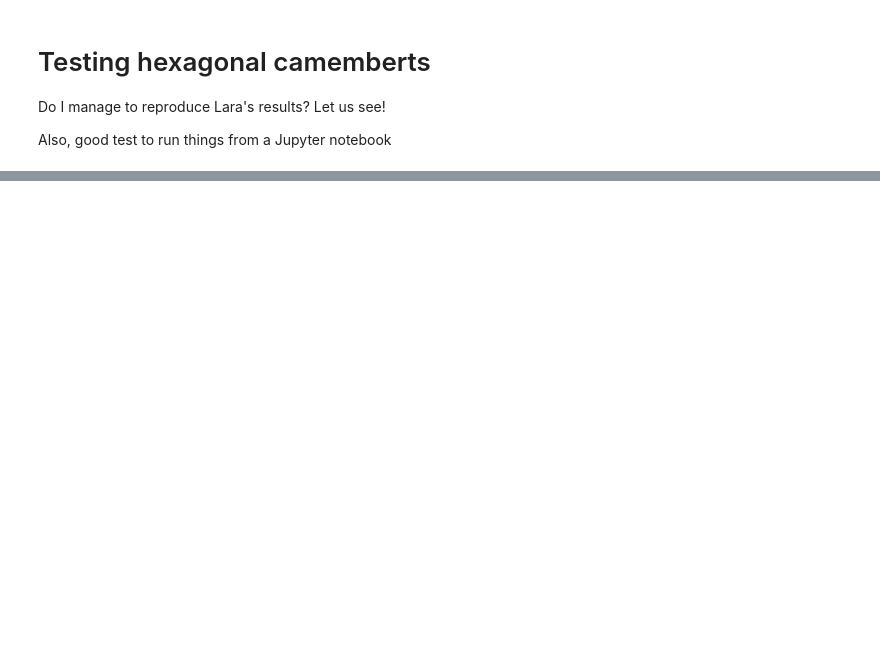
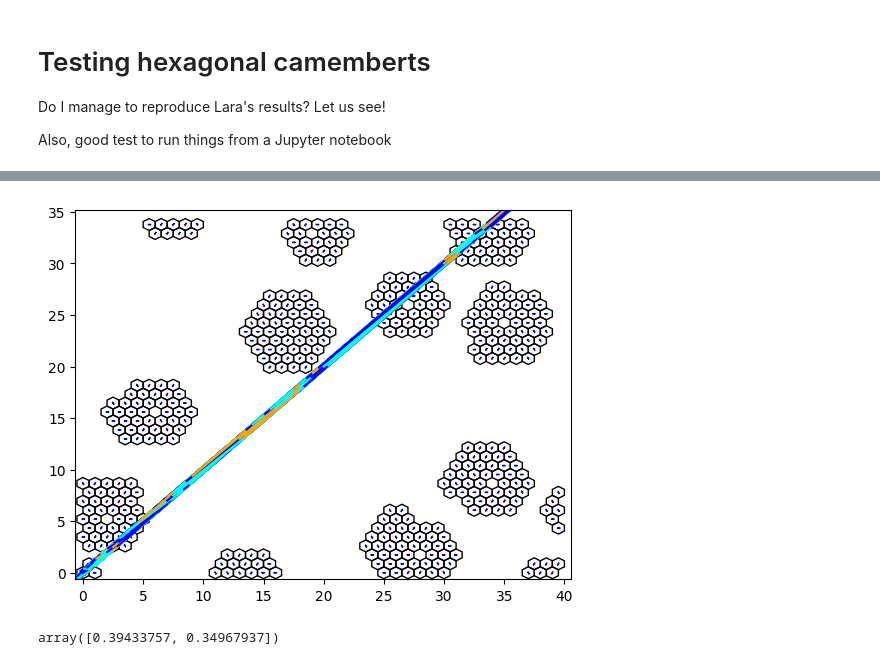
Before and after one commit to Soft-Biophysics-Group/frusa_lattice_mc, a Jupyter notebook: python/notebook/test_camembert.ipynb, the cells around one changed output, grey strips where cells are left out. Saved outputs shown, nothing was run; the diff lists cells and outputs as text; code cells hidden in the pictures; blank space fills up the shorter version.

```diff
--- a/python/notebook/test_camembert.ipynb
+++ b/python/notebook/test_camembert.ipynb
@@ -147,0 +169,16 @@ pr.plot_results_arrows()
+# %%
+import matplotlib.pyplot as plt
+import plotting.plot_tri as pt
+import config as cfg
+
+pr = pt.ParticleRepresentation()
+fig, ax = pr.plot_results_arrows(results_folder=cfg.structures_path/"250109_test_camembert", squared=True)
+pr.plot_all_contacts_camembert(ax, results_folder=cfg.structures_path/"250109_test_camembert")
+# pr.plot_contact_camembert(0, 0, 0, 0, 2, ax)
+fig.savefig("figures/test_camembert.svg")
+# %% [output]
+[figure, added]
+# %%
+pr.rotate_point(pr.face_0_corners[:,0], 1)
+# %% [output]
+array([0.39433757, 0.34967937])
```
Also changed, not shown: parts of 12 cells of this notebook, 17 other files.
